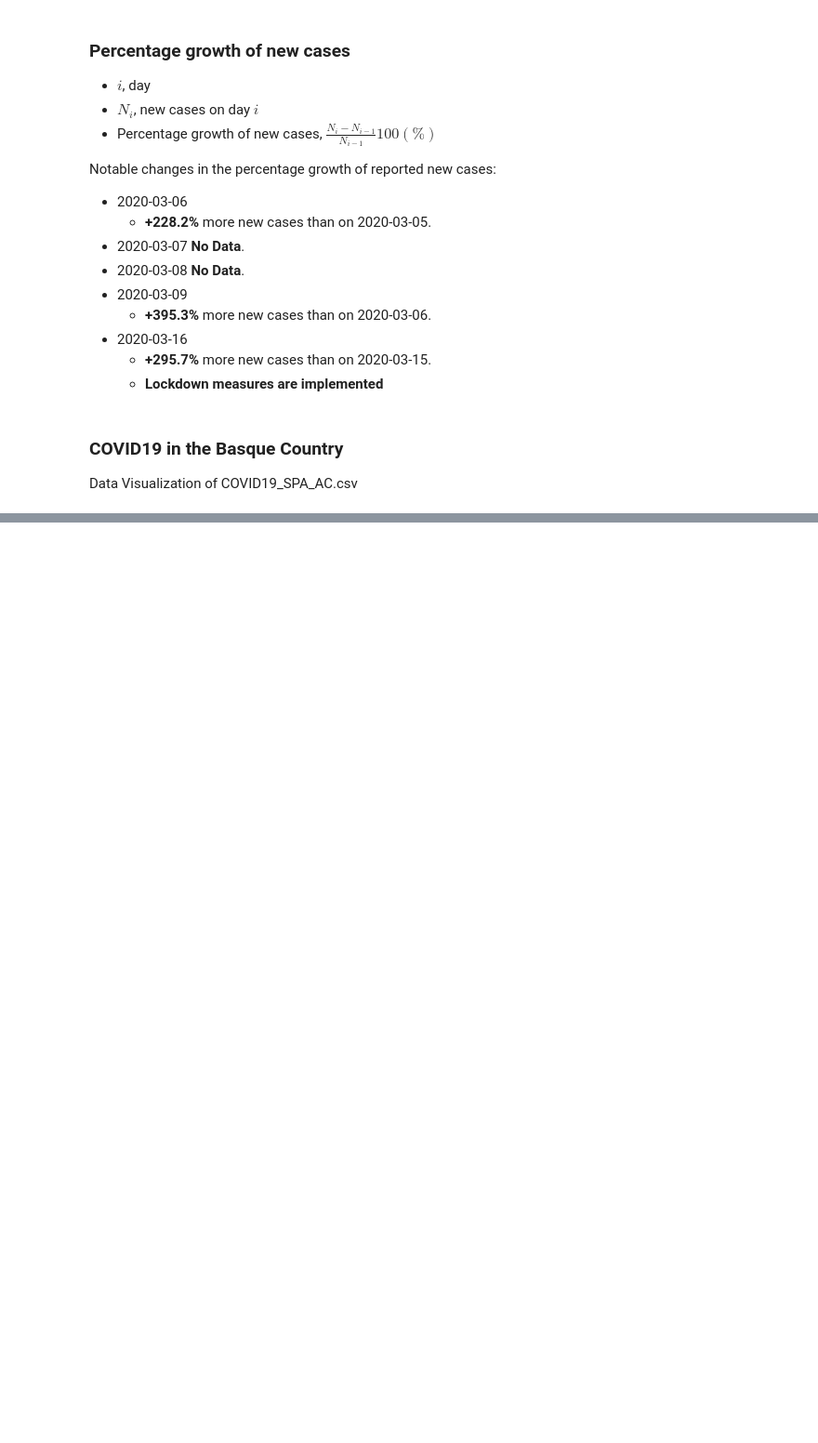
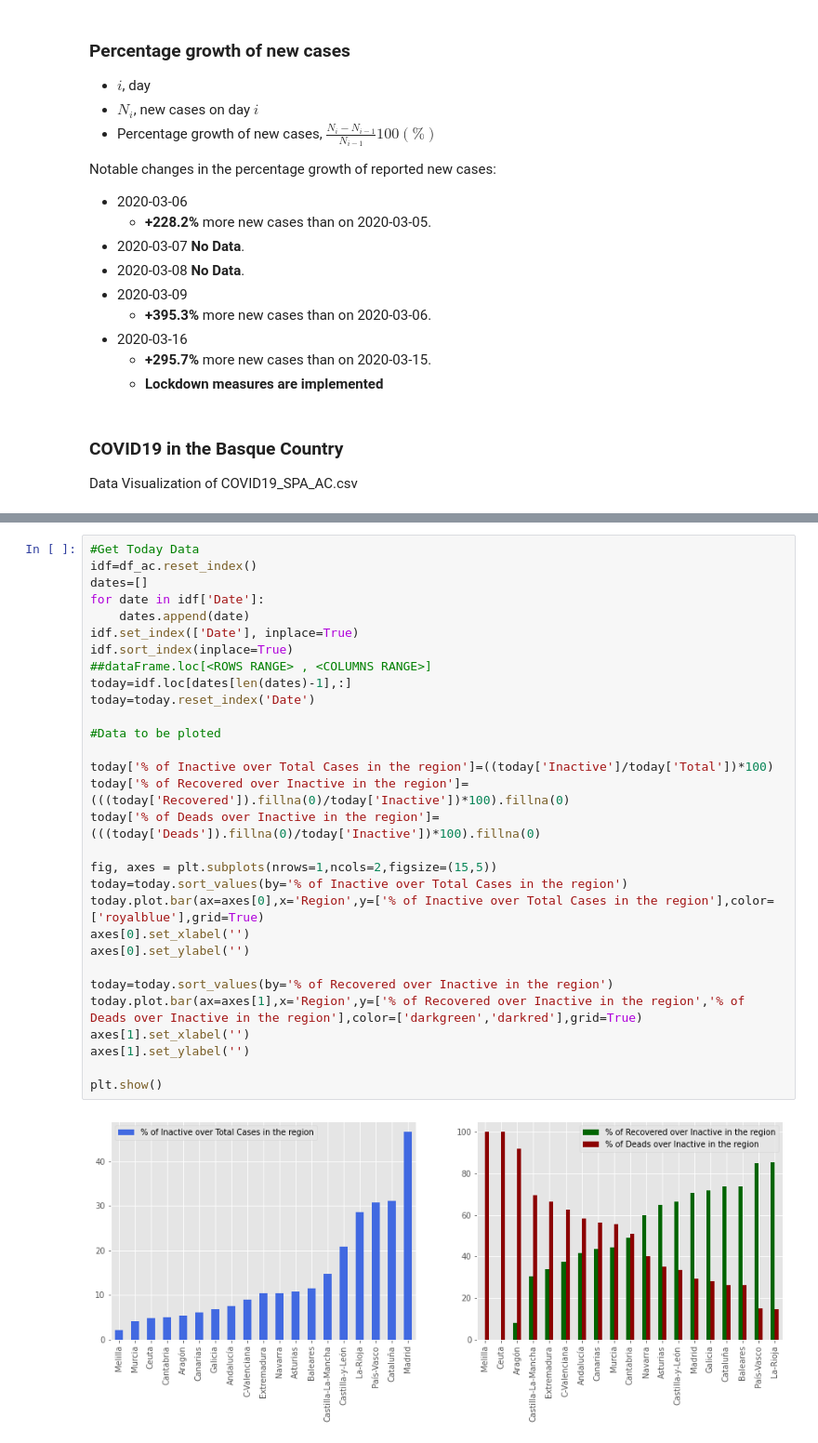
Before and after one commit to adelrio012/covid19_spain, a Jupyter notebook: COVID19_SPA_VISUAL.ipynb, the cells around one changed output, grey strips where cells are left out. Shown: that part at 93% size. Cells and saved outputs as stored; diff of their text form; blank space fills up the shorter version.

```diff
--- a/COVID19_SPA_VISUAL.ipynb
+++ b/COVID19_SPA_VISUAL.ipynb
@@ -342,0 +339,32 @@ plt.show()
+# %%
+#Get Today Data
+idf=df_ac.reset_index()
+dates=[]
+for date in idf['Date']:
+    dates.append(date)
+idf.set_index(['Date'], inplace=True)
+idf.sort_index(inplace=True)
+##dataFrame.loc[<ROWS RANGE> , <COLUMNS RANGE>]
+today=idf.loc[dates[len(dates)-1],:]
+today=today.reset_index('Date')
+
+#Data to be ploted
+
+today['% of Inactive over Total Cases in the region']=((today['Inactive']/today['Total'])*100)
+today['% of Recovered over Inactive in the region']=(((today['Recovered']).fillna(0)/today['Inactive'])*100).fillna(0)
+today['% of Deads over Inactive in the region']=(((today['Deads']).fillna(0)/today['Inactive'])*100).fillna(0)
+
+fig, axes = plt.subplots(nrows=1,ncols=2,figsize=(15,5))
+today=today.sort_values(by='% of Inactive over Total Cases in the region')
+today.plot.bar(ax=axes[0],x='Region',y=['% of Inactive over Total Cases in the region'],color=['royalblue'],grid=True)
+axes[0].set_xlabel('')
+axes[0].set_ylabel('')
+
+today=today.sort_values(by='% of Recovered over Inactive in the region')
+today.plot.bar(ax=axes[1],x='Region',y=['% of Recovered over Inactive in the region','% of Deads over Inactive in the region'],color=['darkgreen','darkred'],grid=True)
+axes[1].set_xlabel('')
+axes[1].set_ylabel('')
+
+plt.show()
+# %% [output]
+[figure, added]
```
Also changed, not shown: parts of 15 cells of this notebook.
